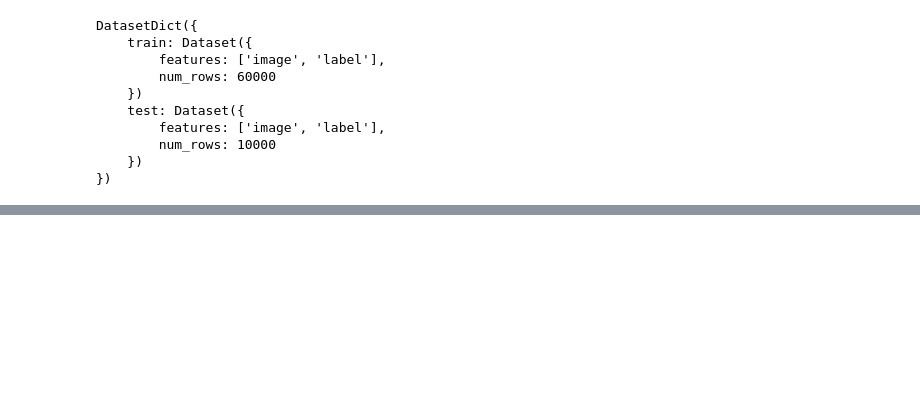
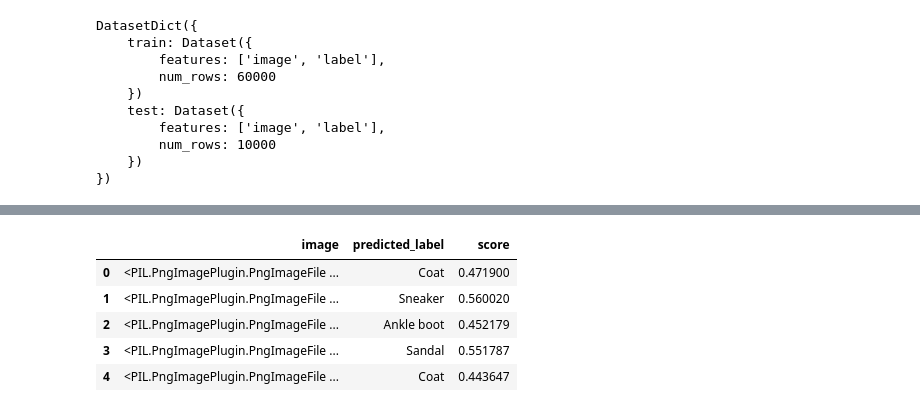
Before and after one commit to Bryan-Az/FastAI-Keras, a Jupyter notebook: HuggingFace/Vision-Model/zero_shot_classification.ipynb, the cells around one changed output, grey strips where cells are left out. Drawn from its saved outputs; the diff is of its cells as text; code cells hidden in the pictures; blank space fills up the shorter version.

```diff
--- a/HuggingFace/Vision-Model/zero_shot_classification.ipynb
+++ b/HuggingFace/Vision-Model/zero_shot_classification.ipynb
@@ -25,0 +93,9 @@ DatasetDict({
+# %%
+zs_fashion_labels.head()
+# %% [output]
+|  | image | predicted_label | score |
+| 0 | <PIL.PngImagePlugin.PngImageFile ... | Coat | 0.471900 |
+| 1 | <PIL.PngImagePlugin.PngImageFile ... | Sneaker | 0.560020 |
+| 2 | <PIL.PngImagePlugin.PngImageFile ... | Ankle boot | 0.452179 |
+| 3 | <PIL.PngImagePlugin.PngImageFile ... | Sandal | 0.551787 |
+| 4 | <PIL.PngImagePlugin.PngImageFile ... | Coat | 0.443647 |
```
Also changed, not shown: parts of 20 cells of this notebook.
